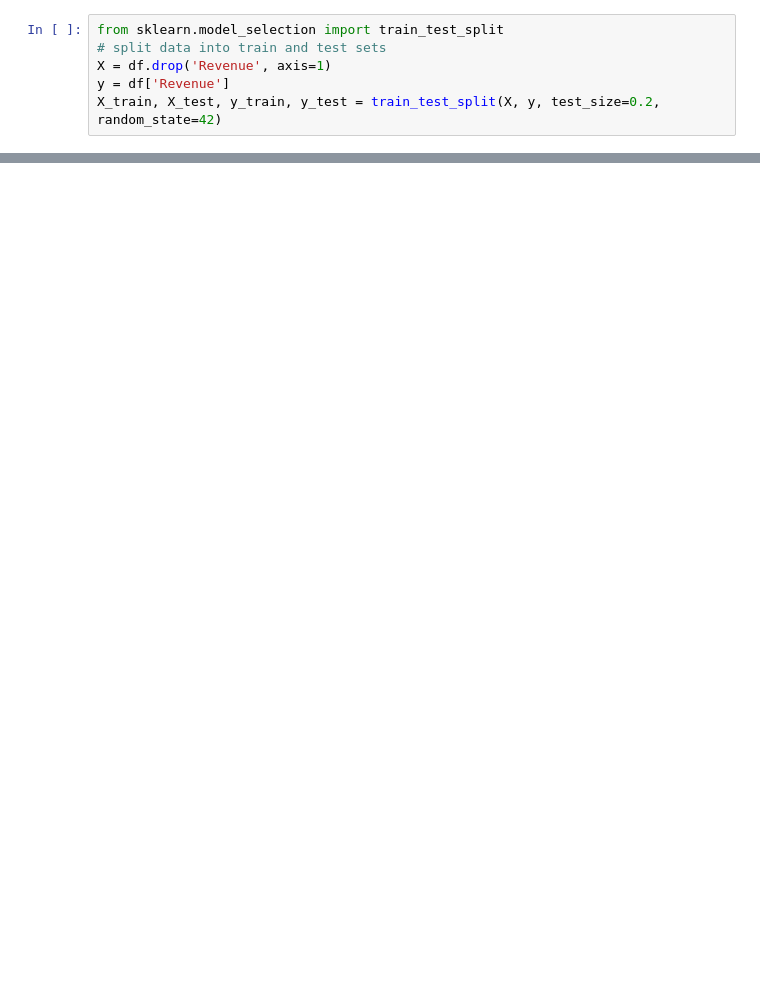
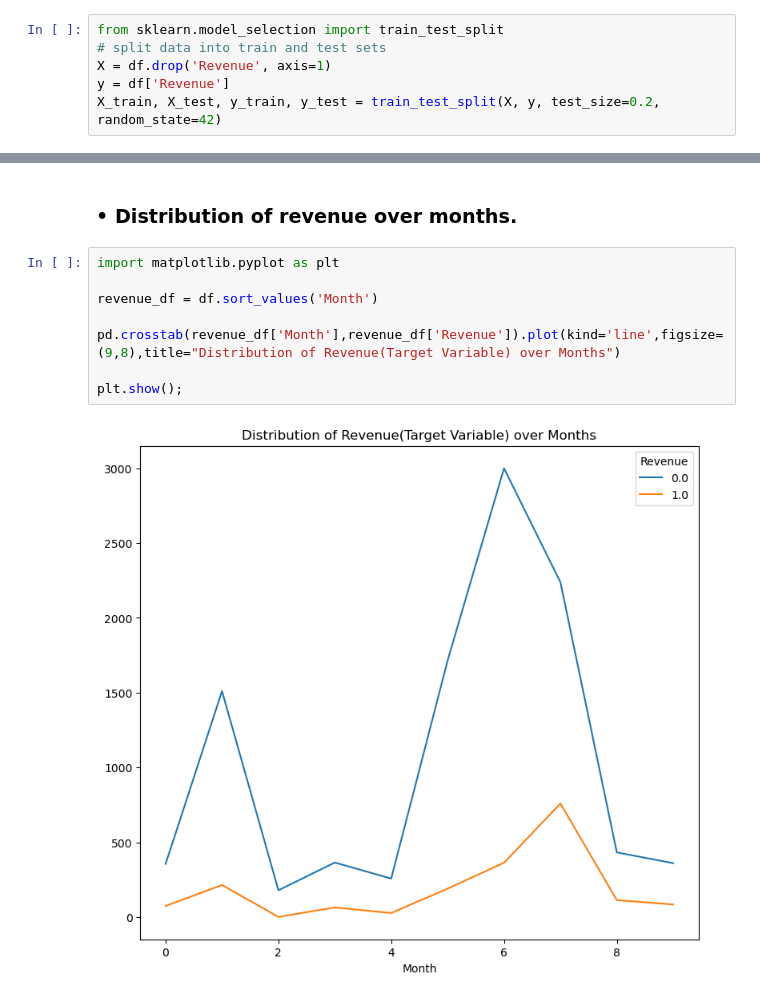
Before and after one commit to RoshanPaudyal/Project-3, a Jupyter notebook: Customer_Intention.ipynb, the cells around one changed output, grey strips where cells are left out. Saved outputs shown, nothing was run; the diff lists cells and outputs as text; blank space fills up the shorter version.

```diff
--- a/Customer_Intention.ipynb
+++ b/Customer_Intention.ipynb
@@ -94,0 +124,12 @@ print(result_dict)
+# %% [markdown]
+### •	Distribution of revenue over months.
+# %%
+import matplotlib.pyplot as plt
+
+revenue_df = df.sort_values('Month')
+
+pd.crosstab(revenue_df['Month'],revenue_df['Revenue']).plot(kind='line',figsize=(9,8),title="Distribution of Revenue(Target Variable) over Months")
+
+plt.show();
+# %% [output]
+[figure, added]
```
Also changed, not shown: parts of 41 cells of this notebook.
